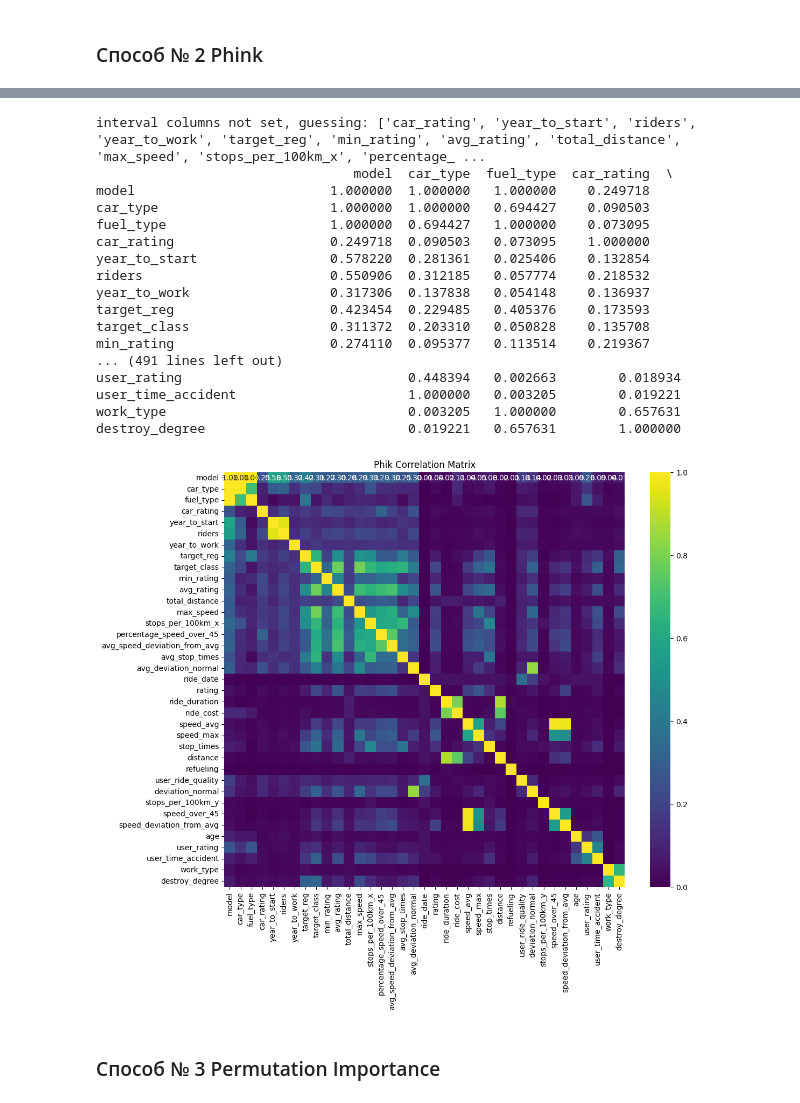
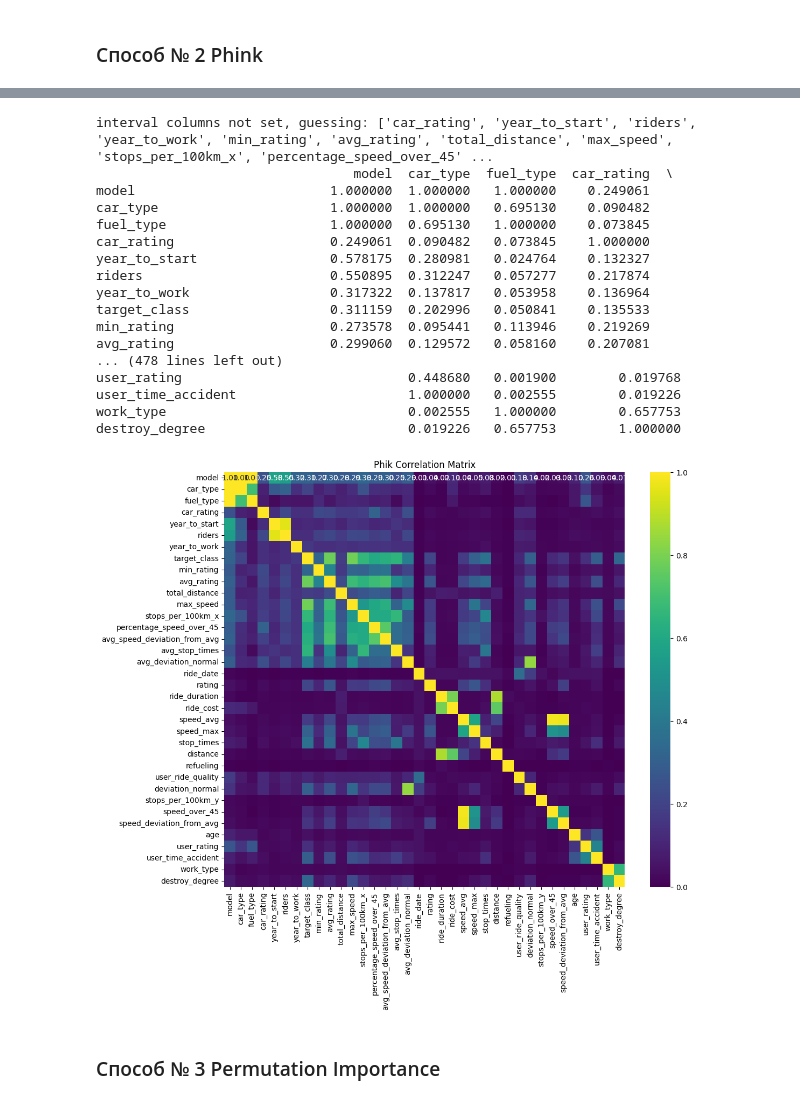
Before and after one commit to NeKonnnn/MIPT_HW, a Jupyter notebook: Sorevnovatelni_DS/HW_1/Nekrasov_Konstantin_HW_1.ipynb, the cells around one changed output, grey strips where cells are left out. Saved outputs shown, nothing was run; the diff lists cells and outputs as text; code cells hidden in the pictures.

```diff
--- a/Sorevnovatelni_DS/HW_1/Nekrasov_Konstantin_HW_1.ipynb
+++ b/Sorevnovatelni_DS/HW_1/Nekrasov_Konstantin_HW_1.ipynb
@@ -466,0 +480,2 @@ for res in results:
+# %%
+sampled_df = sampled_df.drop('target_reg', axis = 1)
@@ -571,41 +588,41 @@ plt.show()
 # %%
 import phik
 from phik import resources, report
 import seaborn as sns
 
 # Дропаю 'fix_date'
-final_df_drop = final_df_cleaned.drop(columns=['fix_date'])
+sampled_df = sampled_df.drop(columns=['fix_date'])
 
 # Вычисляем корреляцию Phik
-phik_matrix = final_df_drop.phik_matrix()
+phik_matrix = sampled_df.phik_matrix()
 
 # Отображение корреляционной матрицы Phik
 print(phik_matrix)
 
 # Визуализация корреляционной матрицы
 plt.figure(figsize=(12, 10))
 sns.heatmap(phik_matrix, annot=True, fmt=".2f", cmap="viridis")
 plt.title("Phik Correlation Matrix")
 plt.show()
 # %% [output]
-interval columns not set, guessing: ['car_rating', 'year_to_start', 'riders', 'year_to_work', 'target_reg', 'min_rating', 'avg_rating', 'total_distance', 'max_speed', 'stops_per_100km_x', 'percentage_ ...
+interval columns not set, guessing: ['car_rating', 'year_to_start', 'riders', 'year_to_work', 'min_rating', 'avg_rating', 'total_distance', 'max_speed', 'stops_per_100km_x', 'percentage_speed_over_45' ...
                                  model  car_type  fuel_type  car_rating  \
-model                         1.000000  1.000000   1.000000    0.249718
-car_type                      1.000000  1.000000   0.694427    0.090503
-fuel_type                     1.000000  0.694427   1.000000    0.073095
-car_rating                    0.249718  0.090503   0.073095    1.000000
-year_to_start                 0.578220  0.281361   0.025406    0.132854
-riders                        0.550906  0.312185   0.057774    0.218532
-year_to_work                  0.317306  0.137838   0.054148    0.136937
-target_reg                    0.423454  0.229485   0.405376    0.173593
-target_class                  0.311372  0.203310   0.050828    0.135708
-min_rating                    0.274110  0.095377   0.113514    0.219367
-... (491 lines left out)
-user_rating                             0.448394   0.002663        0.018934
-user_time_accident                      1.000000   0.003205        0.019221
-work_type                               0.003205   1.000000        0.657631
-destroy_degree                          0.019221   0.657631        1.000000
+model                         1.000000  1.000000   1.000000    0.249061
+car_type                      1.000000  1.000000   0.695130    0.090482
+fuel_type                     1.000000  0.695130   1.000000    0.073845
+car_rating                    0.249061  0.090482   0.073845    1.000000
+year_to_start                 0.578175  0.280981   0.024764    0.132327
+riders                        0.550895  0.312247   0.057277    0.217874
+year_to_work                  0.317322  0.137817   0.053958    0.136964
+target_class                  0.311159  0.202996   0.050841    0.135533
+min_rating                    0.273578  0.095441   0.113946    0.219269
+avg_rating                    0.299060  0.129572   0.058160    0.207081
+... (478 lines left out)
+user_rating                             0.448680   0.001900        0.019768
+user_time_accident                      1.000000   0.002555        0.019226
+work_type                               0.002555   1.000000        0.657753
+destroy_degree                          0.019226   0.657753        1.000000
-[figure, old version]
+[figure, new version]
 # %% [markdown]
 ### Способ № 3 Permutation Importance
 # %%
```
Also changed, not shown: parts of 11 cells of this notebook.
